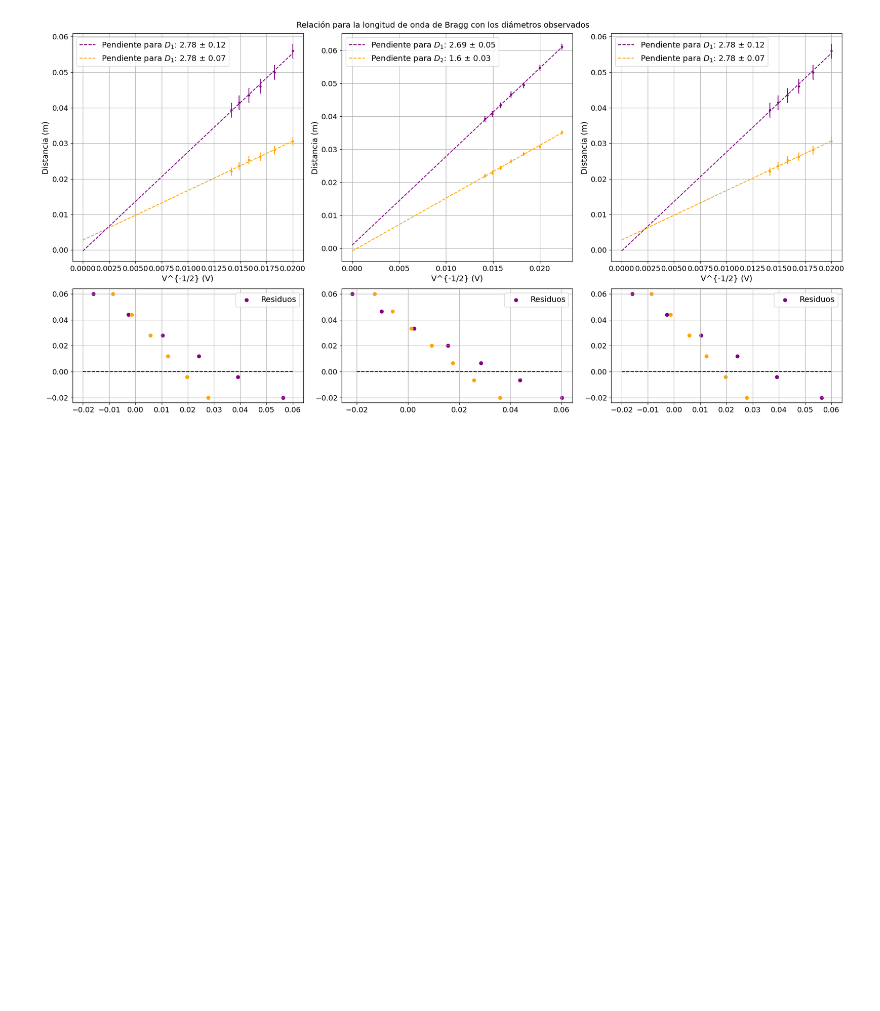
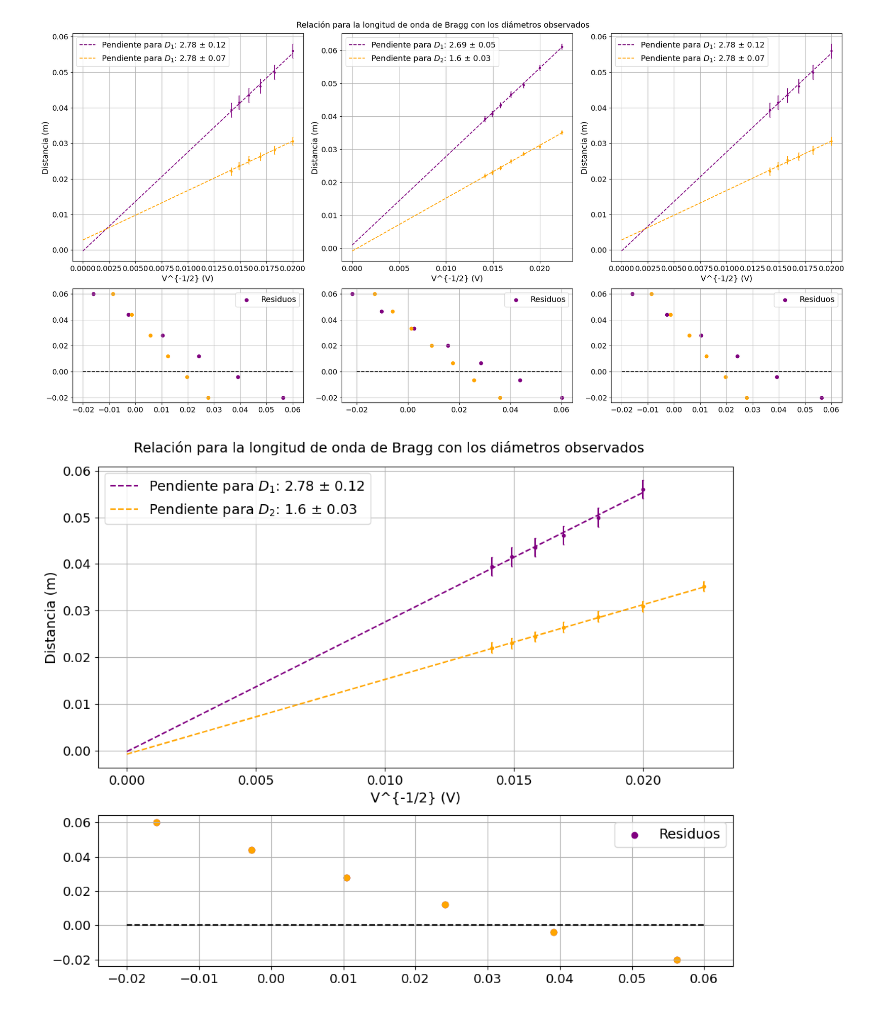
Before and after one commit to ccuellarn/Laboratorio-Intermedio---Pr-cticas20242, a Jupyter notebook: Difraccion de electrones/Difraccion de electrones.ipynb, the cells around one changed output. Drawn from its saved outputs; the diff is of its cells as text; code cells hidden in the pictures; blank space fills up the shorter version.

```diff
--- a/Difraccion de electrones/Difraccion de electrones.ipynb
+++ b/Difraccion de electrones/Difraccion de electrones.ipynb
@@ -204,6 +204,59 @@ fig.tight_layout()
 # plt.savefig('Trabajoenclase.pdf')
 # %% [output]
 [figure]
+# %%
+#Regresion
+param1_1,cov1_1 = np.polyfit(Vg, D1_1, 1,cov=True)
+_xc = np.linspace(0,max(Vg),len(Vg))
+m1_1 = param1_1[0]
+l1_1 = param1_1[1]
+ym1_1 = m1_1*_xc + l1_1
+error1_1 = np.sqrt(np.diag(cov1_1))
+res1_1 = []
+
+for i in range(0,len(Vg)):
+    ye = m1_1*Vg[i] + l1_1
+    re
+
+param2_2,cov2_2 = np.polyfit(Vg2, D2_2, 1,cov=True)
+m2_2 = param2_2[0]
+l2_2 = param2_2[1]
+ym2_2 = m2_2*_xc2 + l2_2
+error2_2 = np.sqrt(np.diag(cov2_2))
+
+
+
+# #Gráfico con residuos
+fig, axis = plt.subplots(2,1, figsize = (10, 8), gridspec_kw = {"height_ratios":[2, 1]})
+ax1 = axis[0]
+ax2 = axis[1]
+
+fig.suptitle(r'Relación para la longitud de onda de Bragg con los diámetros observados',fontsize=14)
+
+ax1.errorbar(Vg, D1_1,color='purple',fmt='.',capsize=0.5,yerr=error1_1[1])
+ax1.plot(_xc,ym1_1,'--',color='purple', label=r'Pendiente para $D_1$: {} $\pm$ {}'.format(round(m1_1,2) , round(error1_1[0],2)))
+ax1.errorbar(Vg2, D2_2,color='orange',fmt='.',capsize=0.5,yerr=error2_1[1])
+ax1.plot(_xc2,ym2_2,'--',color='orange', label=r'Pendiente para $D_2$: {} $\pm$ {}'.format(round(m2_2,2), round(error2_2[0],2)))
+ax1.set_ylabel(r"Distancia (m)",fontsize=14)
+ax1.set_xlabel(r'V^{-1/2} (V)',fontsize=14)
+ax1.grid()
+ax1.legend()
+ax1.tick_params(axis='both',labelsize=13)
+ax1.legend(fontsize=14)
+
+xresc = np.linspace(-0.02,0.06,len(Vg))
+ax2.scatter(resc1_1,xresc,label = 'Residuos',color='purple')
+ax2.scatter(resc1_1,xresc,color='orange')
+ax2.plot(xresc,np.zeros_like(xresc),'--',color='k')
+ax2.grid()
+ax2.legend()
+ax2.tick_params(axis='both',labelsize=13)
+ax2.legend(fontsize=14)
+
+fig.tight_layout()
+# plt.savefig('Trabajoenclase.pdf')
+# %% [output]
+[figure, added]
 # %%
 #Calculo de onda de De Broglie
 lambdaB = C.h /(np.sqrt(2*C.eV*C.m_e))
```
Also changed, not shown: parts of 1 cell of this notebook.
